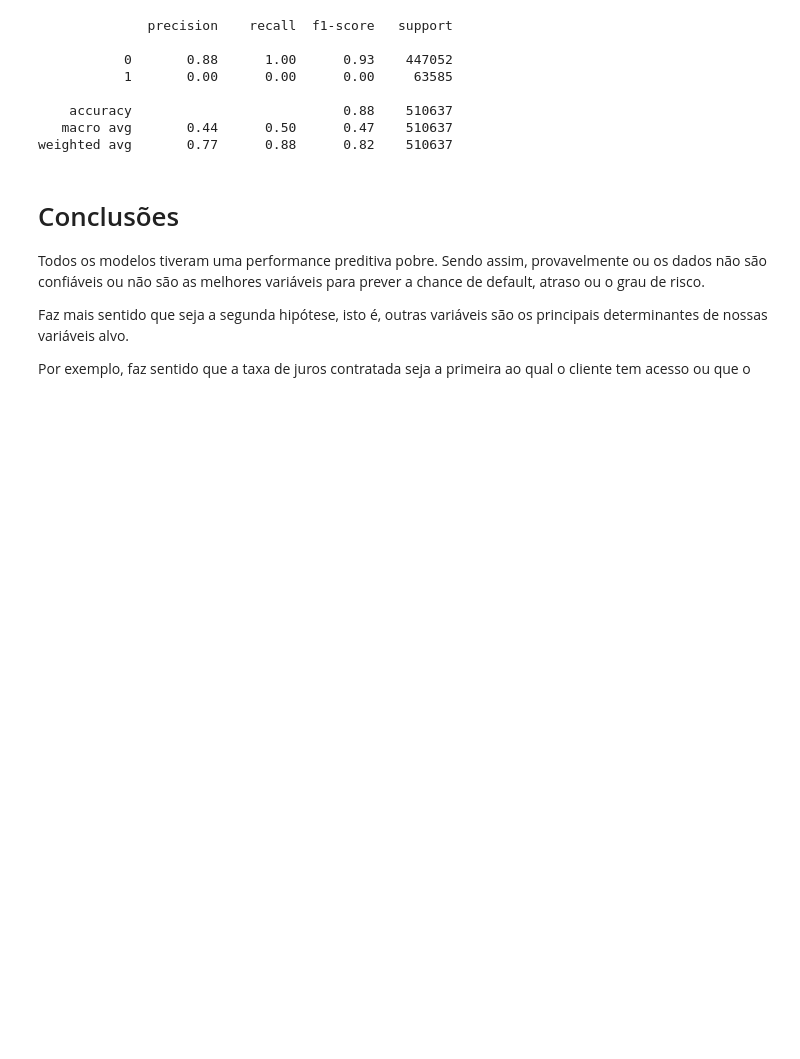
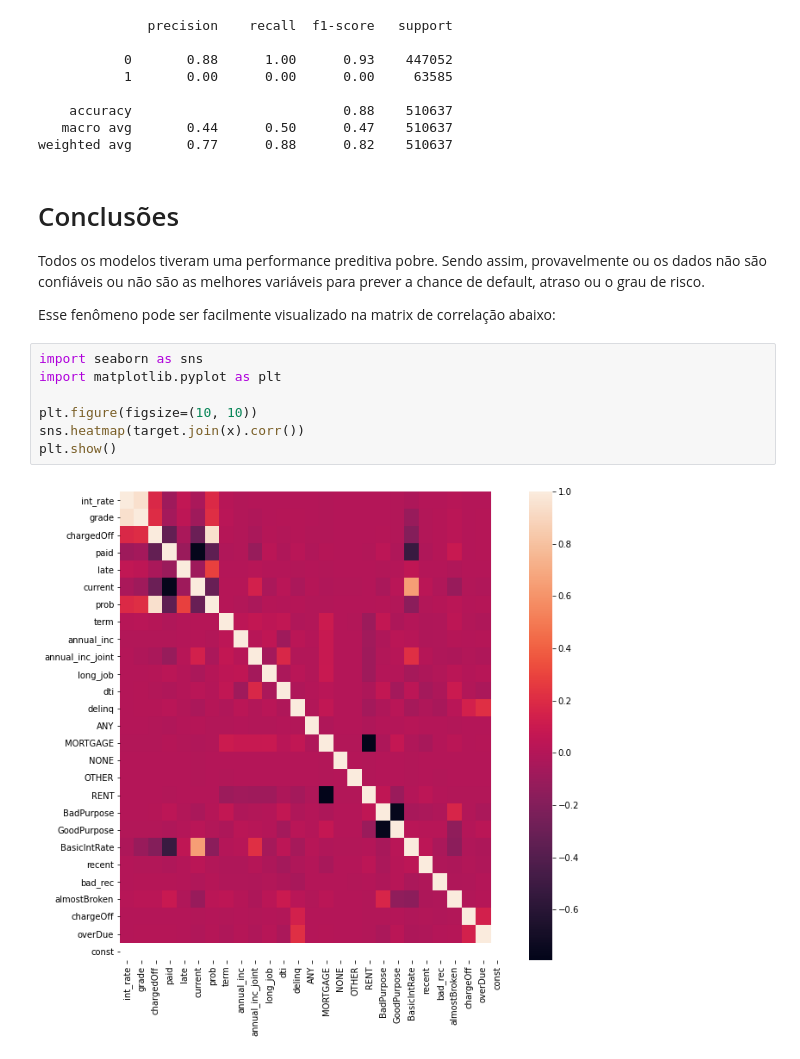
Before and after one commit to rstellet8/p2-inteligencia, a Jupyter notebook: modelagem.ipynb, the cells around one changed output. Drawn from its saved outputs; the diff is of its cells as text; blank space fills up the shorter version.

```diff
--- a/modelagem.ipynb
+++ b/modelagem.ipynb
@@ -170,6 +170,13 @@ weighted avg       0.77      0.88      0.82    510637
 
 Todos os modelos tiveram uma performance preditiva pobre. Sendo assim, provavelmente ou os dados não são confiáveis ou não são as melhores variáveis para prever a chance de default, atraso ou o grau de risco.
 
-Faz mais sentido que seja a segunda hipótese, isto é, outras variáveis são os principais determinantes de nossas variáveis alvo.
-
-Por exemplo, faz sentido que a taxa de juros contratada seja a primeira ao qual o cliente tem acesso ou que o
+Esse fenômeno pode ser facilmente visualizado na matrix de correlação abaixo:
+# %%
+import seaborn as sns
+import matplotlib.pyplot as plt
+
+plt.figure(figsize=(10, 10))
+sns.heatmap(target.join(x).corr())
+plt.show()
+# %% [output]
+[figure, added]
```
Also changed, not shown: parts of 2 cells of this notebook, 2 other files.
